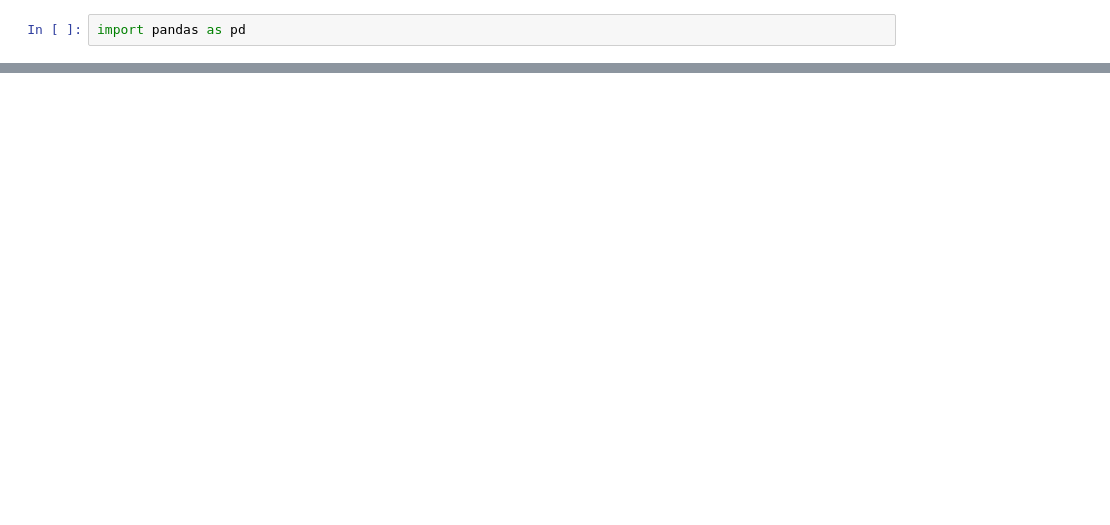
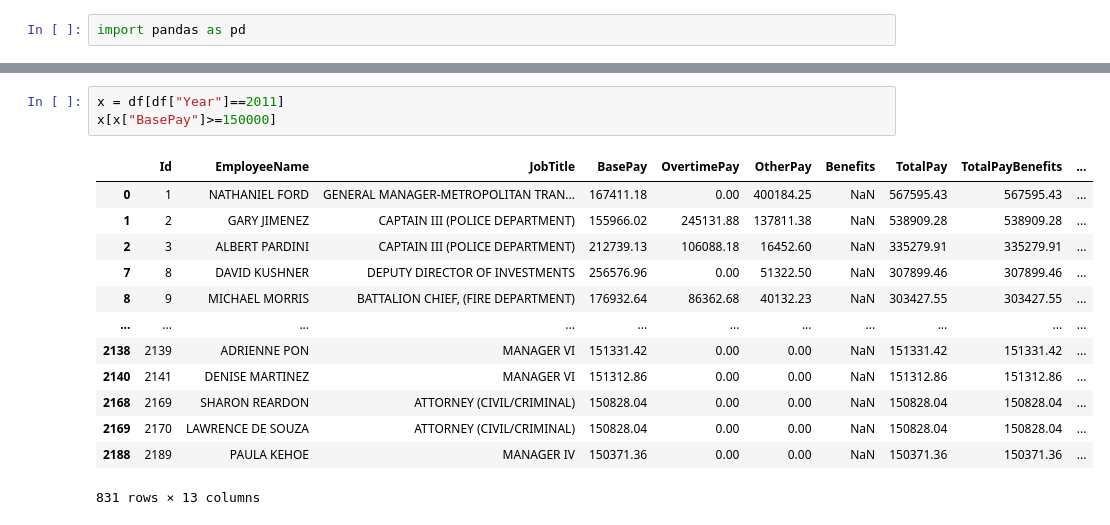
Before and after one commit to drmasii1995/masiii, a Jupyter notebook: msii.ipynb, the cells around one changed output, grey strips where cells are left out. Saved outputs shown, nothing was run; the diff lists cells and outputs as text; blank space fills up the shorter version.

```diff
--- a/msii.ipynb
+++ b/msii.ipynb
@@ -19,0 +112,17 @@ df
+# %%
+x = df[df["Year"]==2011]
+x[x["BasePay"]>=150000]
+# %% [output]
+|  | Id | EmployeeName | JobTitle | BasePay | OvertimePay | OtherPay | Benefits | TotalPay | TotalPayBenefits | ... |
+| 0 | 1 | NATHANIEL FORD | GENERAL MANAGER-METROPOLITAN TRAN... | 167411.18 | 0.00 | 400184.25 | NaN | 567595.43 | 567595.43 | ... |
+| 1 | 2 | GARY JIMENEZ | CAPTAIN III (POLICE DEPARTMENT) | 155966.02 | 245131.88 | 137811.38 | NaN | 538909.28 | 538909.28 | ... |
+| 2 | 3 | ALBERT PARDINI | CAPTAIN III (POLICE DEPARTMENT) | 212739.13 | 106088.18 | 16452.60 | NaN | 335279.91 | 335279.91 | ... |
+| 7 | 8 | DAVID KUSHNER | DEPUTY DIRECTOR OF INVESTMENTS | 256576.96 | 0.00 | 51322.50 | NaN | 307899.46 | 307899.46 | ... |
+| 8 | 9 | MICHAEL MORRIS | BATTALION CHIEF, (FIRE DEPARTMENT) | 176932.64 | 86362.68 | 40132.23 | NaN | 303427.55 | 303427.55 | ... |
+| ... | ... | ... | ... | ... | ... | ... | ... | ... | ... | ... |
+| 2138 | 2139 | ADRIENNE PON | MANAGER VI | 151331.42 | 0.00 | 0.00 | NaN | 151331.42 | 151331.42 | ... |
+| 2140 | 2141 | DENISE MARTINEZ | MANAGER VI | 151312.86 | 0.00 | 0.00 | NaN | 151312.86 | 151312.86 | ... |
+| 2168 | 2169 | SHARON REARDON | ATTORNEY (CIVIL/CRIMINAL) | 150828.04 | 0.00 | 0.00 | NaN | 150828.04 | 150828.04 | ... |
+| 2169 | 2170 | LAWRENCE DE SOUZA | ATTORNEY (CIVIL/CRIMINAL) | 150828.04 | 0.00 | 0.00 | NaN | 150828.04 | 150828.04 | ... |
+| 2188 | 2189 | PAULA KEHOE | MANAGER IV | 150371.36 | 0.00 | 0.00 | NaN | 150371.36 | 150371.36 | ... |
+831 rows × 13 columns
```
Also changed, not shown: parts of 8 cells of this notebook.
